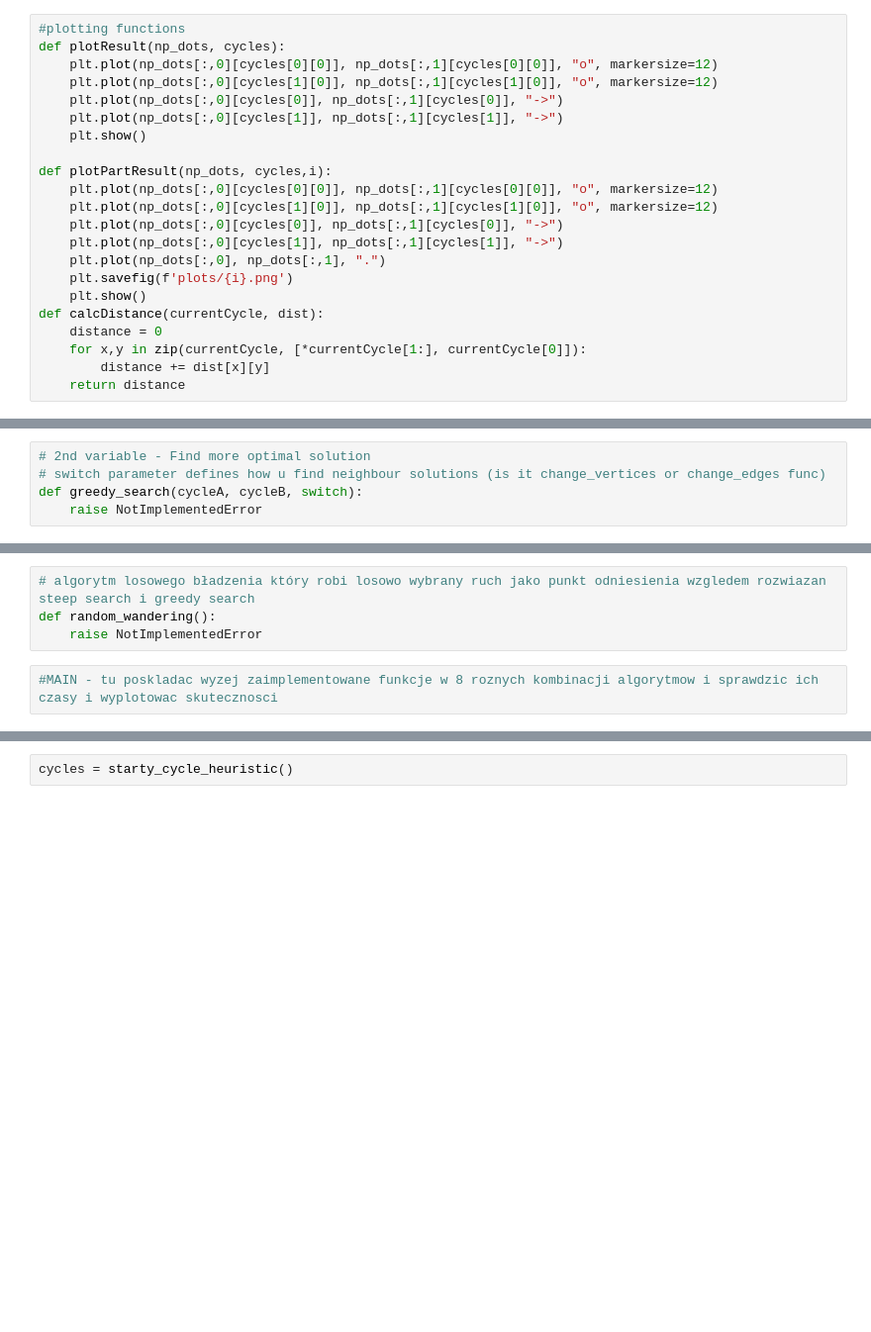
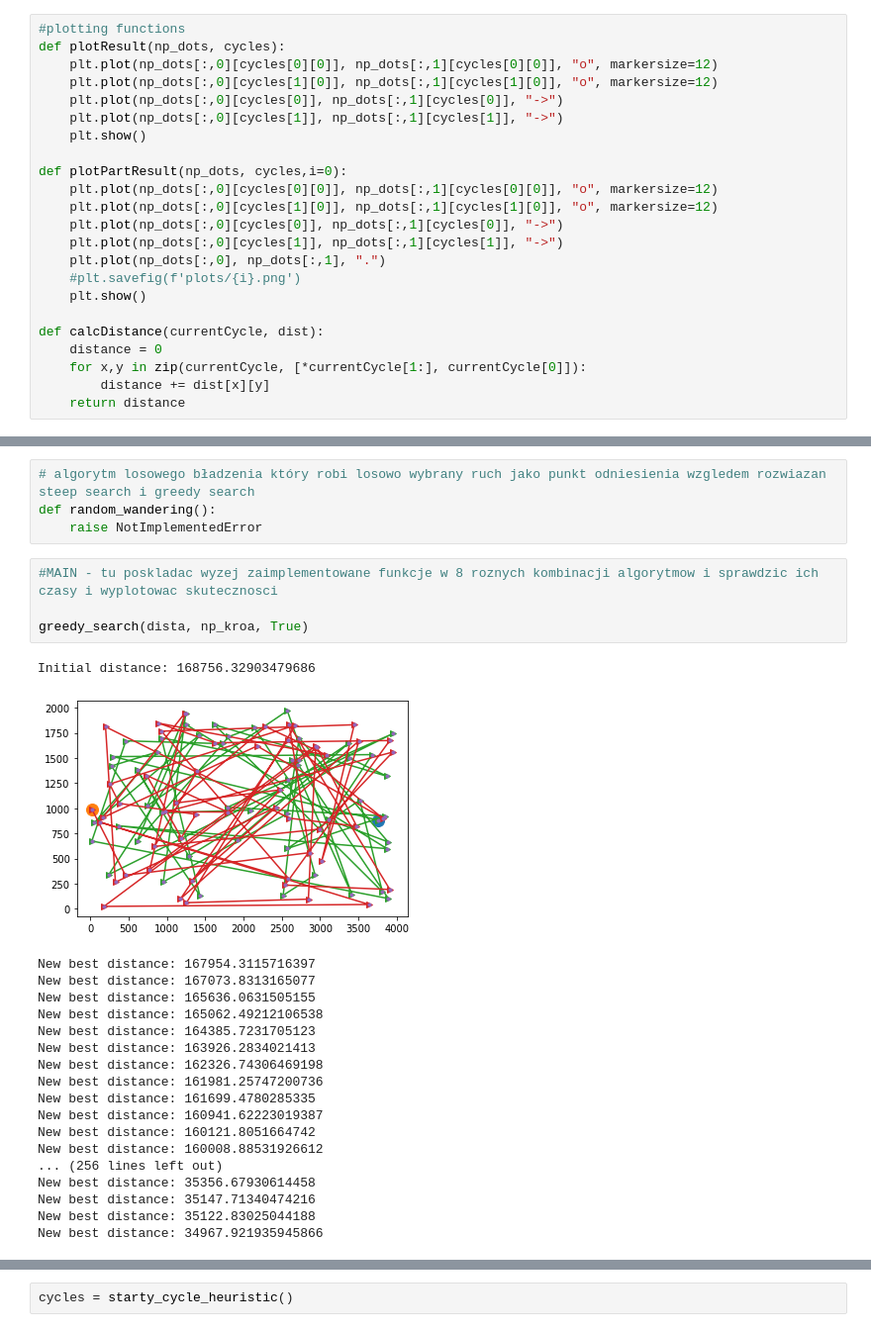
Before and after one commit to mikolaj-sienkiewicz/PP_Inteligente_Metody_Optymalizacji, a Jupyter notebook: Lab2/Lab2_Papito.ipynb, the cells around one changed output, grey strips where cells are left out. Shown at 99% size. Saved outputs shown, nothing was run; the diff lists cells and outputs as text; blank space fills up the shorter version.

Commit message:
greedy_search

```diff
--- a/Lab2/Lab2_Papito.ipynb
+++ b/Lab2/Lab2_Papito.ipynb
@@ -43,14 +44,15 @@ def plotResult(np_dots, cycles):
     plt.plot(np_dots[:,0][cycles[1]], np_dots[:,1][cycles[1]], "->")
     plt.show()
 
-def plotPartResult(np_dots, cycles,i):
+def plotPartResult(np_dots, cycles,i=0):
     plt.plot(np_dots[:,0][cycles[0][0]], np_dots[:,1][cycles[0][0]], "o", markersize=12)
     plt.plot(np_dots[:,0][cycles[1][0]], np_dots[:,1][cycles[1][0]], "o", markersize=12)
     plt.plot(np_dots[:,0][cycles[0]], np_dots[:,1][cycles[0]], "->")
     plt.plot(np_dots[:,0][cycles[1]], np_dots[:,1][cycles[1]], "->")
     plt.plot(np_dots[:,0], np_dots[:,1], ".")
-    plt.savefig(f'plots/{i}.png')
+    #plt.savefig(f'plots/{i}.png')
     plt.show()
+
 def calcDistance(currentCycle, dist):
     distance = 0
     for x,y in zip(currentCycle, [*currentCycle[1:], currentCycle[0]]):
@@ -140,8 +142,3 @@ def starty_cycle_heuristic(dataset_choice="kroa"):
         plt.plot(dataset[:,0][cycles[1]], dataset[:,1][cycles[1]], "->")
         plt.savefig(f'best_NN_{dataset_choice}.png')
     return cycles
-# %%
-# 2nd variable - Find more optimal solution
-# switch parameter defines how u find neighbour solutions (is it change_vertices or change_edges func)
-def greedy_search(cycleA, cycleB, switch):
-    raise NotImplementedError
@@ -174,3 +221,25 @@ def random_wandering():
     raise NotImplementedError
 # %%
 #MAIN - tu poskladac wyzej zaimplementowane funkcje w 8 roznych kombinacji algorytmow i sprawdzic ich czasy i wyplotowac skutecznosci
+
+greedy_search(dista, np_kroa, True)
+# %% [output]
+Initial distance: 168756.32903479686
+[figure, added]
+New best distance: 167954.3115716397
+New best distance: 167073.8313165077
+New best distance: 165636.0631505155
+New best distance: 165062.49212106538
+New best distance: 164385.7231705123
+New best distance: 163926.2834021413
+New best distance: 162326.74306469198
+New best distance: 161981.25747200736
+New best distance: 161699.4780285335
+New best distance: 160941.62223019387
+New best distance: 160121.8051664742
+New best distance: 160008.88531926612
+... (256 lines left out)
+New best distance: 35356.67930614458
+New best distance: 35147.71340474216
+New best distance: 35122.83025044188
+New best distance: 34967.921935945866
```
Also changed, not shown: parts of 14 cells of this notebook, 1 other file.
